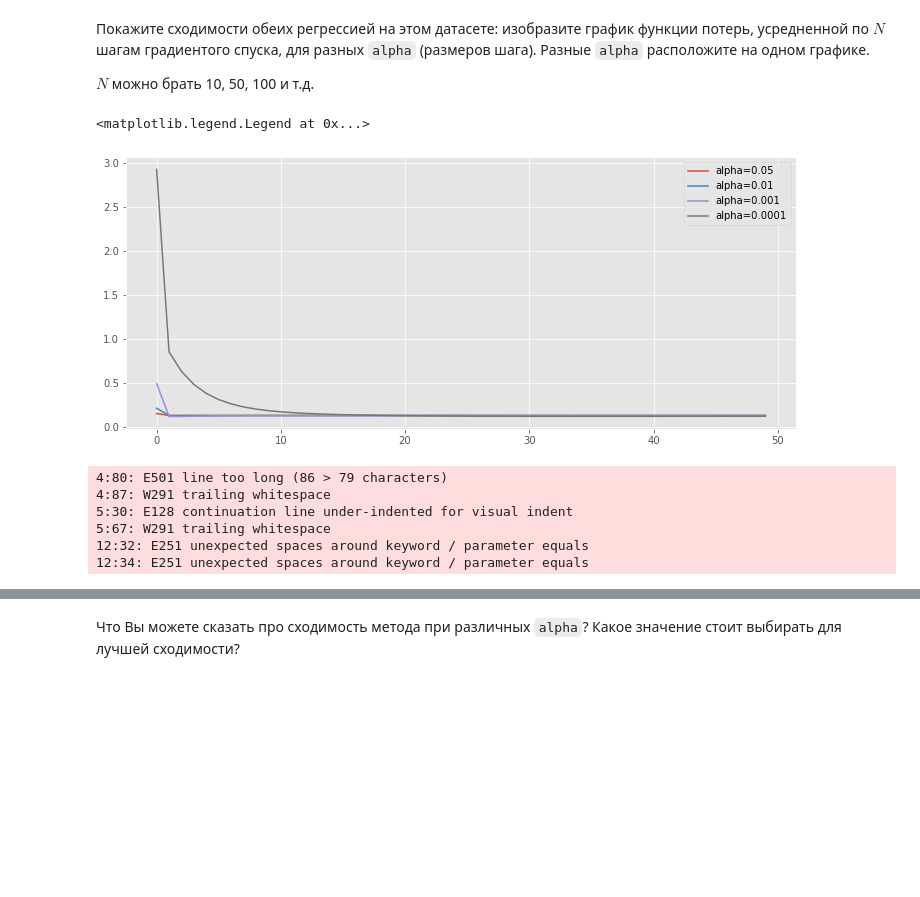
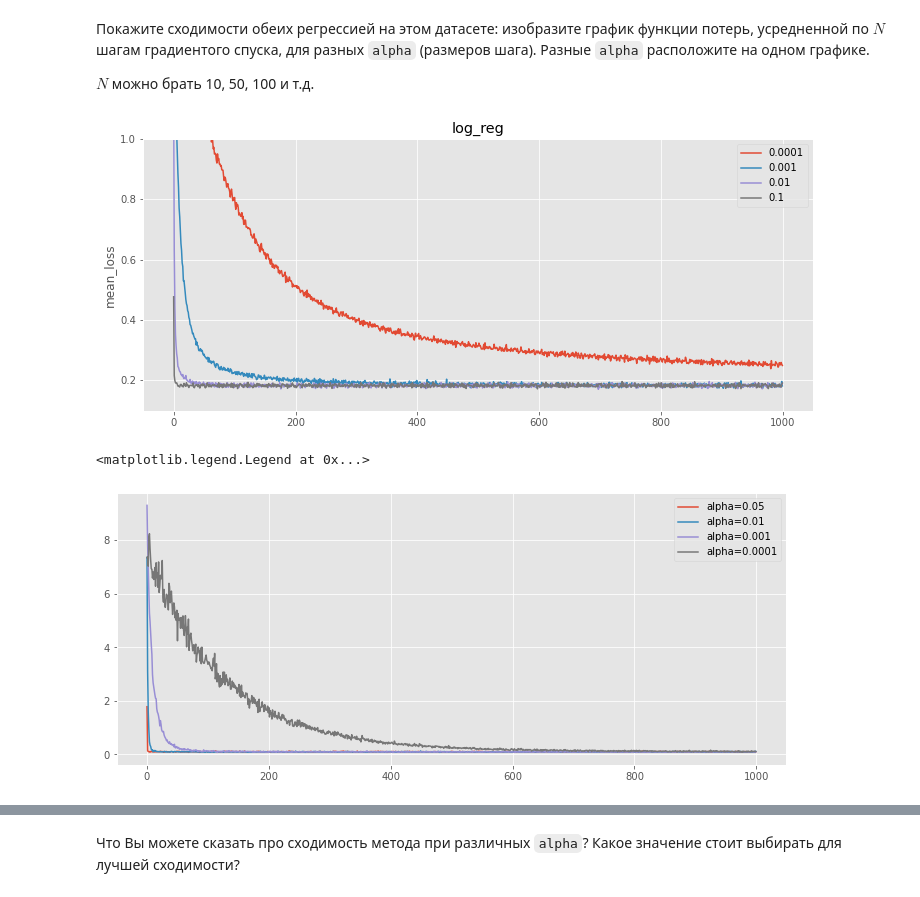
Before and after one commit to nelly125/ML_2021, a Jupyter notebook: Perfilyeva_Nelly_hw_2.ipynb, the cells around one changed output, grey strips where cells are left out. Saved outputs shown, nothing was run; the diff lists cells and outputs as text; code cells hidden in the pictures; blank space fills up the shorter version.

```diff
--- a/Perfilyeva_Nelly_hw_2.ipynb
+++ b/Perfilyeva_Nelly_hw_2.ipynb
@@ -327,6 +358,7 @@ class MySGDClassifier(BaseEstimator, ClassifierMixin):
         y_batch - вектор ответов по батчу
         Не забудте тип модели (линейная или логистическая регрессия)!
         """
+
         n = X_batch.shape[0]
         p = np.dot(X_batch, self.weights)
         w = np.copy(self.weights)
@@ -335,7 +367,7 @@ class MySGDClassifier(BaseEstimator, ClassifierMixin):
             loss_grad = 2 / n * np.dot(X_batch.T, p - y_batch)
         else:
             p = sigmoid(p)
-            loss_grad = 1 / n * np.dot(p - y_batch, X_batch)
+            loss_grad = 1 / n * np.dot(X_batch.T, p - y_batch)
 
         return loss_grad + 2 * w / self.C
 
@@ -358,7 +390,7 @@ class MySGDClassifier(BaseEstimator, ClassifierMixin):
 
         # Нужно инициализровать случайно веса
         X = np.hstack((np.ones((X.shape[0], 1)), X))
-#         self.weights = np.random.uniform(0, 1, X)
+#       self.weights = np.random.uniform(0, 1, X)
         self.weights = np.random.random(X.shape[1])
 
         for n in range(0, self.max_epoch):
@@ -367,7 +399,6 @@ class MySGDClassifier(BaseEstimator, ClassifierMixin):
                 X_batch = new_batch[0]
                 y_batch = new_batch[1]
                 batch_loss = self.calc_loss(X_batch, y_batch)
-
                 batch_grad = self.calc_loss_grad(X_batch, y_batch)
                 self.update_weights(batch_grad)
                 # Подумайте в каком месте стоит посчитать ошибку для отладки модели
@@ -376,7 +407,6 @@ class MySGDClassifier(BaseEstimator, ClassifierMixin):
 #                 print('Шаг ', batch_num, ' ошибка ', batch_loss)
                 self.errors_log['iter'].append(batch_num)
                 self.errors_log['loss'].append(batch_loss)
-
         return self
 
 
@@ -472,35 +500,41 @@ X, y = make_classification(n_samples=100000, n_features=10,
                            n_informative=4, n_redundant=0,
                            random_state=123, class_sep=1.0,
                            n_clusters_per_class=1)
-# %%
-X, y = make_classification(n_samples=1000, n_features=10,
-                           n_informative=4, n_redundant=0,
-                           random_state=123, class_sep=1.0,
-                           n_clusters_per_class=1)
 # %% [markdown]
 Покажите сходимости обеих регрессией на этом датасете: изобразите график  функции потерь, усредненной по $N$ шагам градиентого спуска, для разных `alpha` (размеров шага). Разные `alpha` расположите на одном графике.
 
 $N$ можно брать 10, 50, 100 и т.д.
+# %%
+for alpha in [0.0001, 0.001, 0.01, 0.1]:
+    clf = MySGDClassifier(batch_generator, C=100, alpha=alpha,
+                          max_epoch=100, model_type='log_reg',
+                          batch_size=100)
+    clf.fit(X, y)
+    N = 100
+    loss = np.asarray(clf.errors_log["loss"]).reshape(-1, N)
+    mean = np.mean(loss, axis=1)
+    plt.plot(mean, label=alpha)
+plt.ylim(top=1)
+plt.title("log_reg")
+plt.ylabel("mean_loss")
+plt.legend()
+plt.show()
+# %% [output]
+[figure, added]
 # %%
-N = 1000
+N = 10
 plt.figure()
-for alpha_test in [0.05, 0.01, 0.001, 0.0001]:
-    my_clf_lin = MySGDClassifier(batch_generator, alpha=alpha_test, C=1, max_epoch=50,
-                             model_type='lin_reg', batch_size=100)
+for a in [0.05, 0.01, 0.001, 0.0001]:
+    my_clf_lin = MySGDClassifier(batch_generator, max_epoch=1,
+                                 alpha=a, batch_size=10)
     my_clf_lin.fit(X, y)
-    items = []
+    epoch = []
     loss = []
     for i in range(0, len(my_clf_lin.errors_log['iter']), N):
-        items.append(i / N)
-        loss.append(np.mean(my_clf_lin.errors_log['loss'][i: i + N]))
-    plt.plot(items, loss, label = f'alpha={alpha_test}')
+        epoch.append(i/N)
+        loss.append(sum(my_clf_lin.errors_log['loss'][i: i + N]) / N)
+    plt.plot(epoch, loss, label=f'alpha={a}')
 plt.legend()
 # %% [output]
 <matplotlib.legend.Legend at 0x...>
-[figure, old version]
+[figure, new version]
-4:80: E501 line too long (86 > 79 characters)
-4:87: W291 trailing whitespace
-5:30: E128 continuation line under-indented for visual indent
-5:67: W291 trailing whitespace
-12:32: E251 unexpected spaces around keyword / parameter equals
-12:34: E251 unexpected spaces around keyword / parameter equals
```
Also changed, not shown: parts of 56 cells of this notebook.
